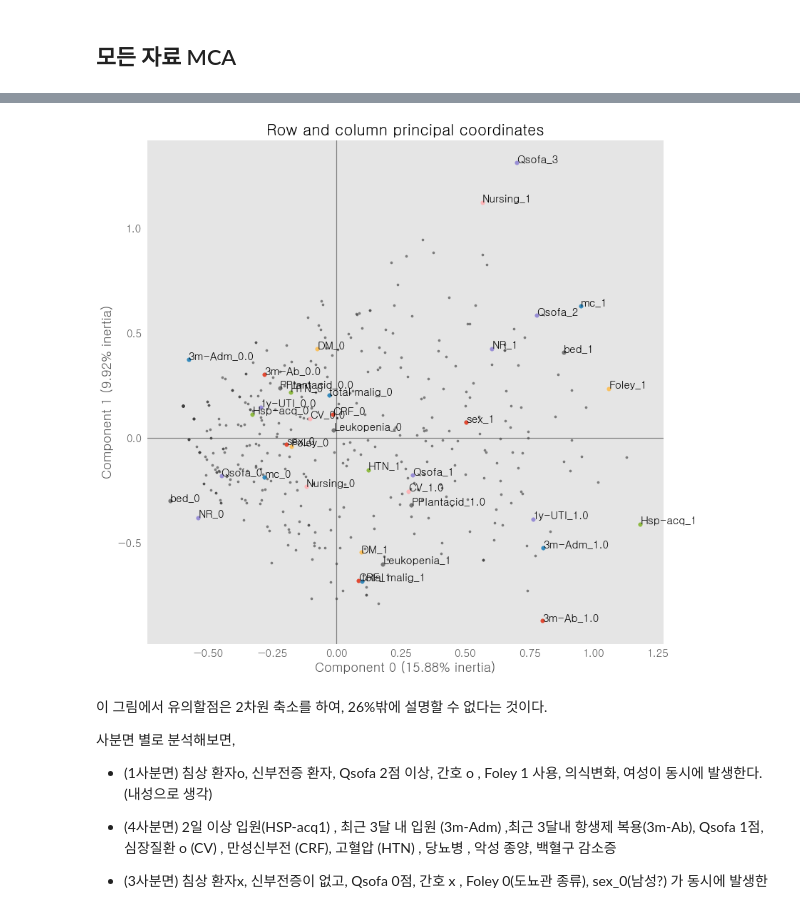
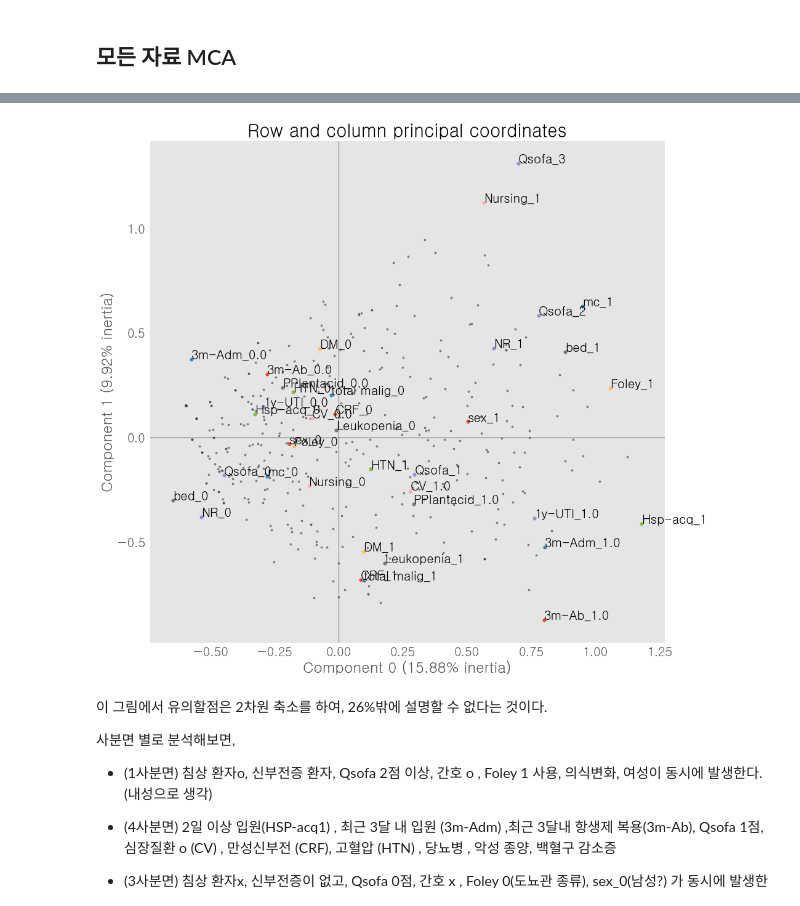
Before and after one commit to bub3690/22-1_multivariate, a Jupyter notebook: final_project/EDA.ipynb, the cells around one changed output, grey strips where cells are left out. Saved outputs shown, nothing was run; the diff lists cells and outputs as text; code cells hidden in the pictures.

```diff
--- a/final_project/EDA.ipynb
+++ b/final_project/EDA.ipynb
@@ -927,15 +930,17 @@ mca.column_coordinates(train_category)
 # %%
 # 폰트 세팅
 font_path = "C:/Windows/Fonts/NGULIM.TTF"
 font = font_manager.FontProperties(fname=font_path).get_name()
-rc('font', family=font,size=15)
+rc('font', family=font,size=20)
 # 시각화
-ax = mca.plot_coordinates(X = train_category, figsize=(13, 13), show_column_labels=True)
+ax = mca.plot_coordinates(X = train_category, figsize=(15, 15), show_column_labels=True)
 ax.get_legend().remove()
+#plt.figure(figsize=(6.08, 6.08), dpi=100)
+
 #ax.set_title("상응분석", fontsize = 24)
 plt.savefig("./FIGURES/FIG4.png")
 # %% [output]
-[figure, old version]
+[figure, new version]
 # %% [markdown]
 이 그림에서 유의할점은 2차원 축소를 하여, 26%밖에 설명할 수 없다는 것이다.
 
```
Also changed, not shown: parts of 2 cells of this notebook, 7 other files.
